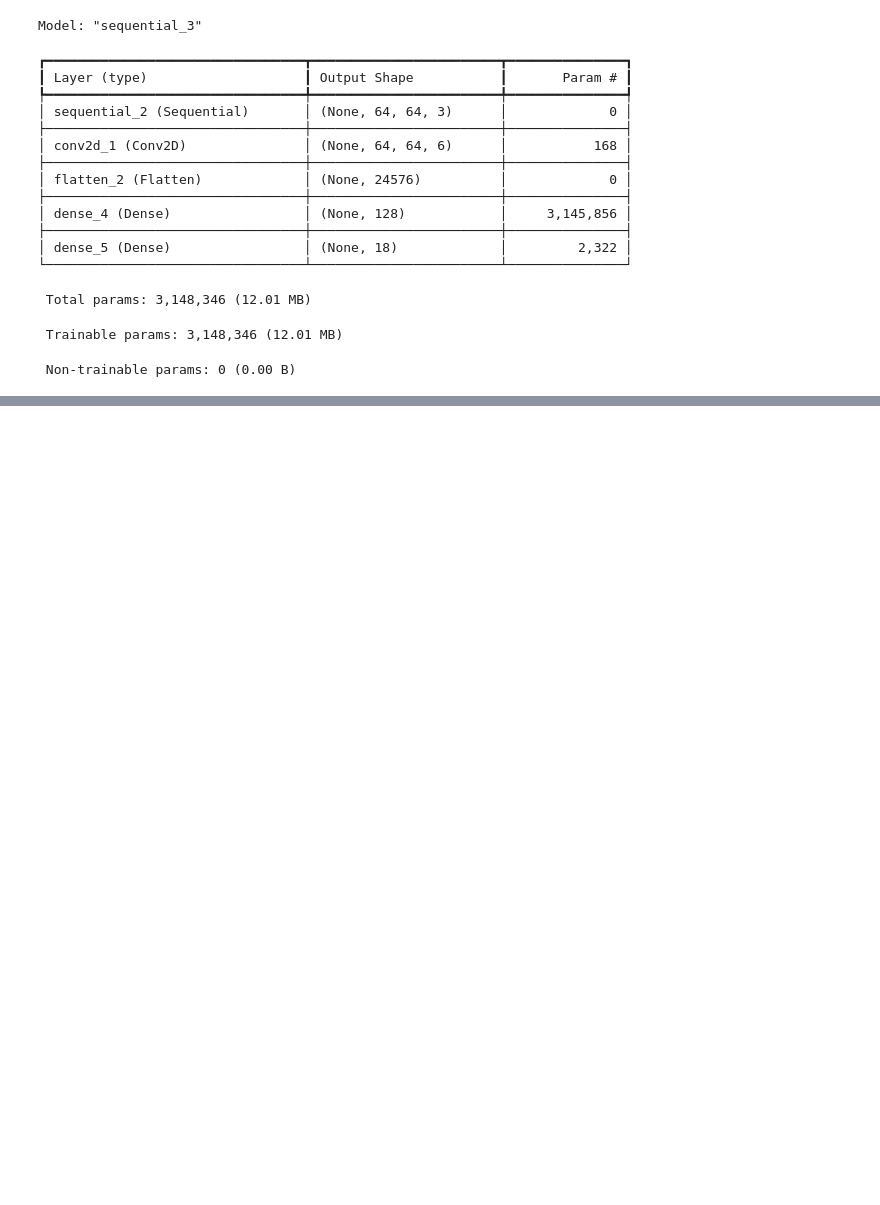
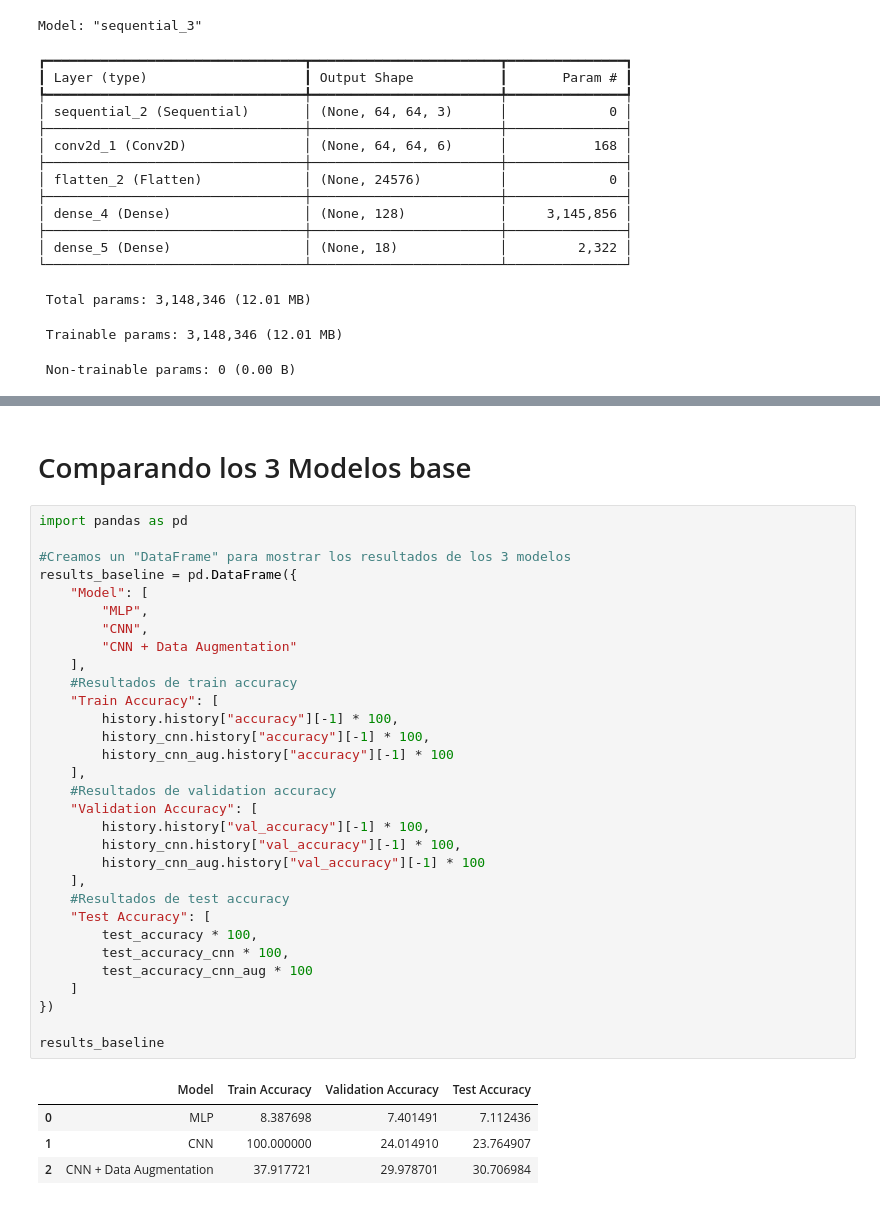
Before and after one commit to ArturoSanRod/OnePieceImage, a Jupyter notebook: modelo_v1.ipynb, the cells around one changed output, grey strips where cells are left out. Drawn from its saved outputs; the diff is of its cells as text; blank space fills up the shorter version.

```diff
--- a/modelo_v1.ipynb
+++ b/modelo_v1.ipynb
@@ -385,0 +386,38 @@ print(history_cnn_aug.history["val_accuracy"][-1])
+# %% [markdown]
+# Comparando los 3 Modelos base
+# %%
+import pandas as pd
+
+#Creamos un "DataFrame" para mostrar los resultados de los 3 modelos
+results_baseline = pd.DataFrame({
+    "Model": [
+        "MLP",
+        "CNN",
+        "CNN + Data Augmentation"
+    ],
+    #Resultados de train accuracy
+    "Train Accuracy": [
+        history.history["accuracy"][-1] * 100,
+        history_cnn.history["accuracy"][-1] * 100,
+        history_cnn_aug.history["accuracy"][-1] * 100
+    ],
+    #Resultados de validation accuracy
+    "Validation Accuracy": [
+        history.history["val_accuracy"][-1] * 100,
+        history_cnn.history["val_accuracy"][-1] * 100,
+        history_cnn_aug.history["val_accuracy"][-1] * 100
+    ],
+    #Resultados de test accuracy
+    "Test Accuracy": [
+        test_accuracy * 100,
+        test_accuracy_cnn * 100,
+        test_accuracy_cnn_aug * 100
+    ]
+})
+
+results_baseline
+# %% [output]
+|  | Model | Train Accuracy | Validation Accuracy | Test Accuracy |
+| 0 | MLP | 8.387698 | 7.401491 | 7.112436 |
+| 1 | CNN | 100.000000 | 24.014910 | 23.764907 |
+| 2 | CNN + Data Augmentation | 37.917721 | 29.978701 | 30.706984 |
```
Also changed, not shown: parts of 8 cells of this notebook, 18 other files.
